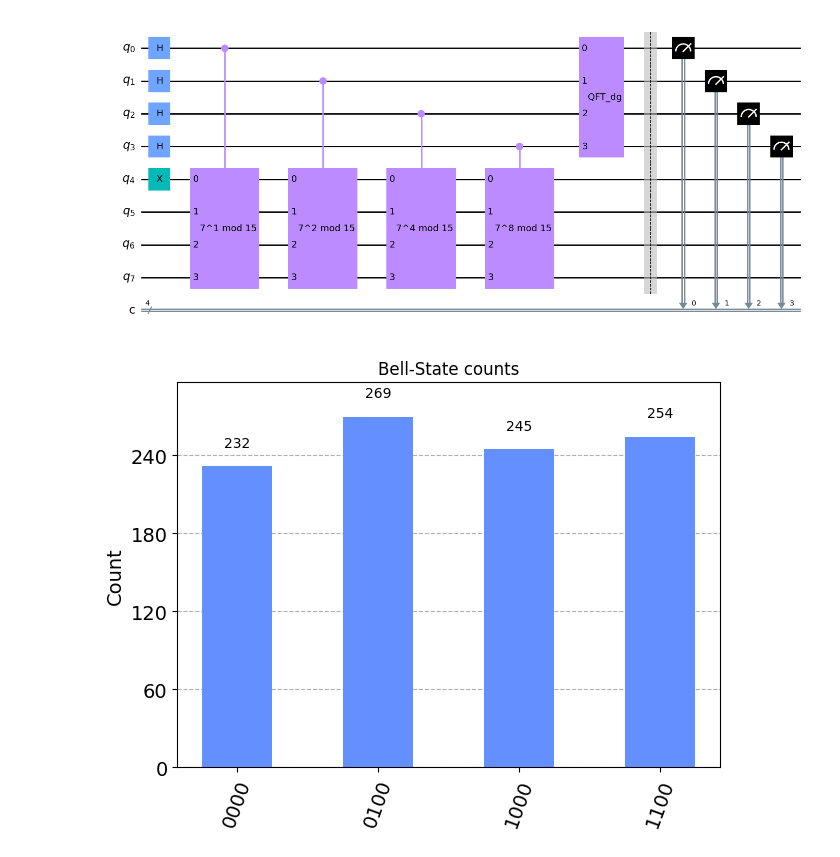
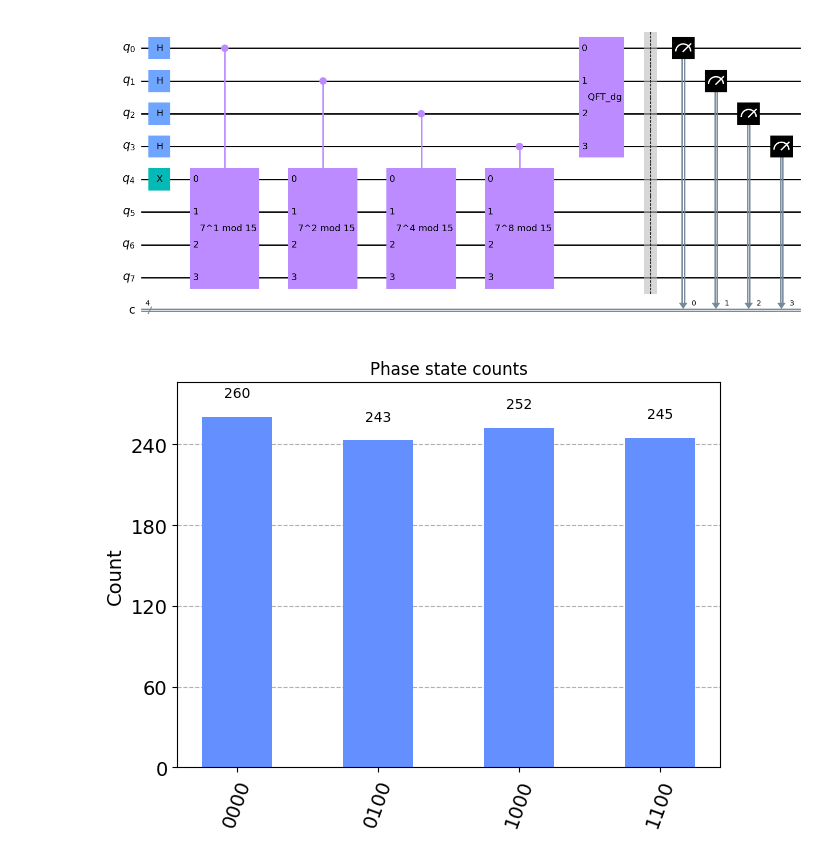
Before and after one commit to P2-718na/qft-speech, a Jupyter notebook: code/order-finding-modexp-gate.ipynb, the cells around one changed output. Saved outputs shown, nothing was run; the diff lists cells and outputs as text; code cells hidden in the pictures.

```diff
--- a/code/modular-exponentiation.ipynb
+++ b/code/order-finding-modexp-gate.ipynb
@@ -88,11 +79,10 @@ circ.draw("mpl")
 # %%
 simulator = Aer.get_backend('aer_simulator')
 transpiled_circ = transpile(circ, simulator)
 result = simulator.run(transpiled_circ, shots=1000).result()
 counts = result.get_counts(transpiled_circ)
-plot_histogram(counts, title='Bell-State counts')
-# ignore number on right i dont know how to do this without measure_all
+plot_histogram(counts, title='Phase state counts')
 # %% [output]
-[figure, old version]
+[figure, new version]
 # %%
 # ok, This appears to work
```
Also changed, not shown: parts of 3 cells of this notebook, 7 other files.
